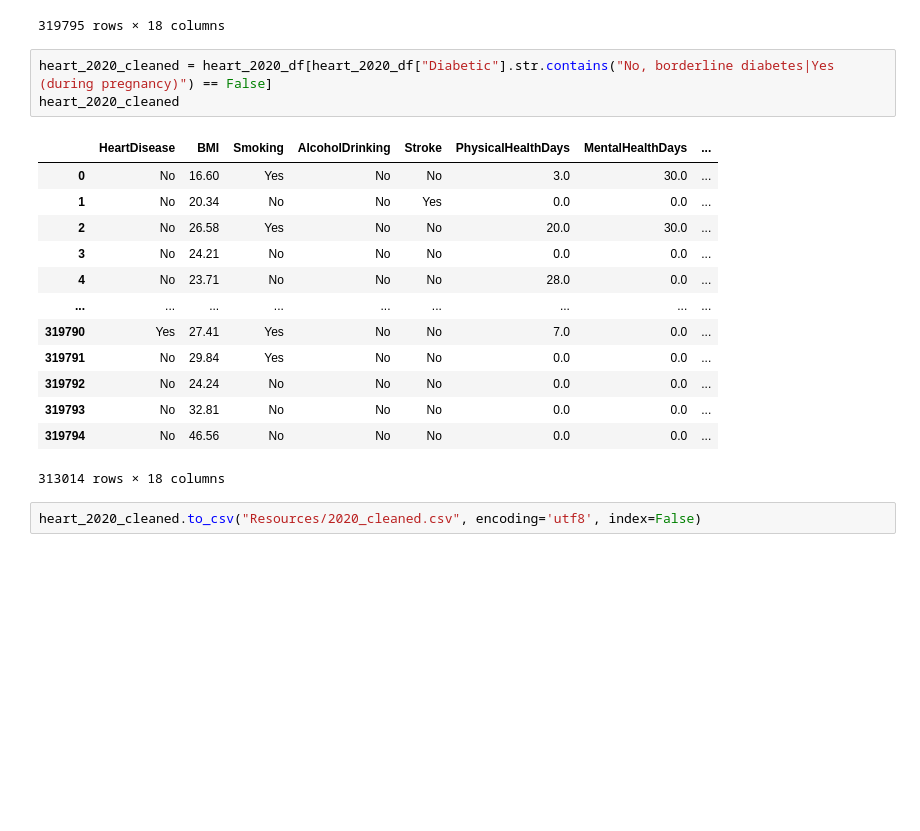
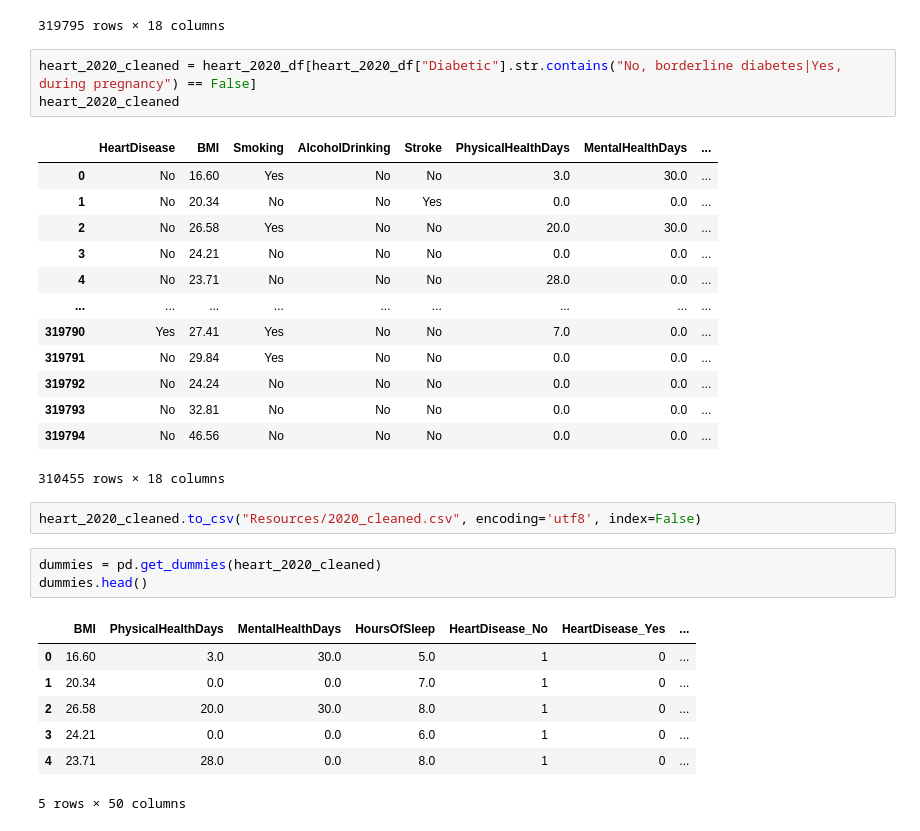
Before and after one commit to oliverkisza/Final-Project-Team-1, a Jupyter notebook: FA_data_cleaning.ipynb, the cells around one changed output. Drawn from its saved outputs; the diff is of its cells as text; blank space fills up the shorter version.

```diff
--- a/FA_data_cleaning.ipynb
+++ b/FA_data_cleaning.ipynb
@@ -35,7 +43,7 @@ heart_2020_df
 | 319794 | No | 46.56 | No | No | No | 0.0 | 0.0 | ... |
 319795 rows × 18 columns
 # %%
-heart_2020_cleaned = heart_2020_df[heart_2020_df["Diabetic"].str.contains("No, borderline diabetes|Yes (during pregnancy)") == False]
+heart_2020_cleaned = heart_2020_df[heart_2020_df["Diabetic"].str.contains("No, borderline diabetes|Yes, during pregnancy") == False]
 heart_2020_cleaned
 # %% [output]
 |  | HeartDisease | BMI | Smoking | AlcoholDrinking | Stroke | PhysicalHealthDays | MentalHealthDays | ... |
@@ -50,6 +58,17 @@ heart_2020_cleaned
 | 319792 | No | 24.24 | No | No | No | 0.0 | 0.0 | ... |
 | 319793 | No | 32.81 | No | No | No | 0.0 | 0.0 | ... |
 | 319794 | No | 46.56 | No | No | No | 0.0 | 0.0 | ... |
-313014 rows × 18 columns
+310455 rows × 18 columns
 # %%
 heart_2020_cleaned.to_csv("Resources/2020_cleaned.csv", encoding='utf8', index=False)
+# %%
+dummies = pd.get_dummies(heart_2020_cleaned)
+dummies.head()
+# %% [output]
+|  | BMI | PhysicalHealthDays | MentalHealthDays | HoursOfSleep | HeartDisease_No | HeartDisease_Yes | ... |
+| 0 | 16.60 | 3.0 | 30.0 | 5.0 | 1 | 0 | ... |
+| 1 | 20.34 | 0.0 | 0.0 | 7.0 | 1 | 0 | ... |
+| 2 | 26.58 | 20.0 | 30.0 | 8.0 | 1 | 0 | ... |
+| 3 | 24.21 | 0.0 | 0.0 | 6.0 | 1 | 0 | ... |
+| 4 | 23.71 | 28.0 | 0.0 | 8.0 | 1 | 0 | ... |
+5 rows × 50 columns
```
Also changed, not shown: parts of 3 cells of this notebook, 5 other files.
